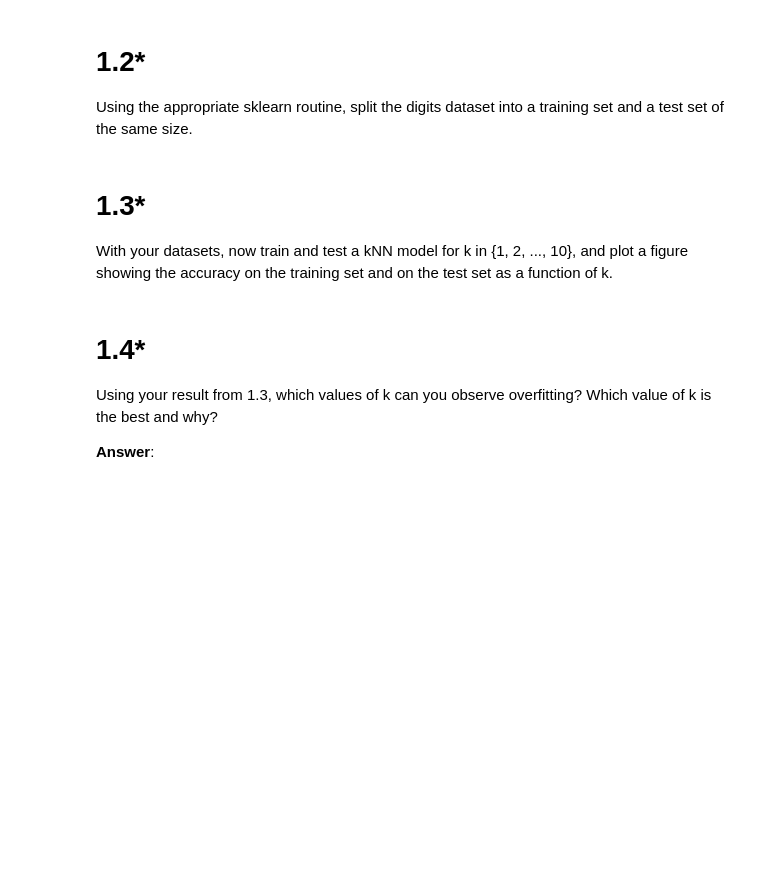
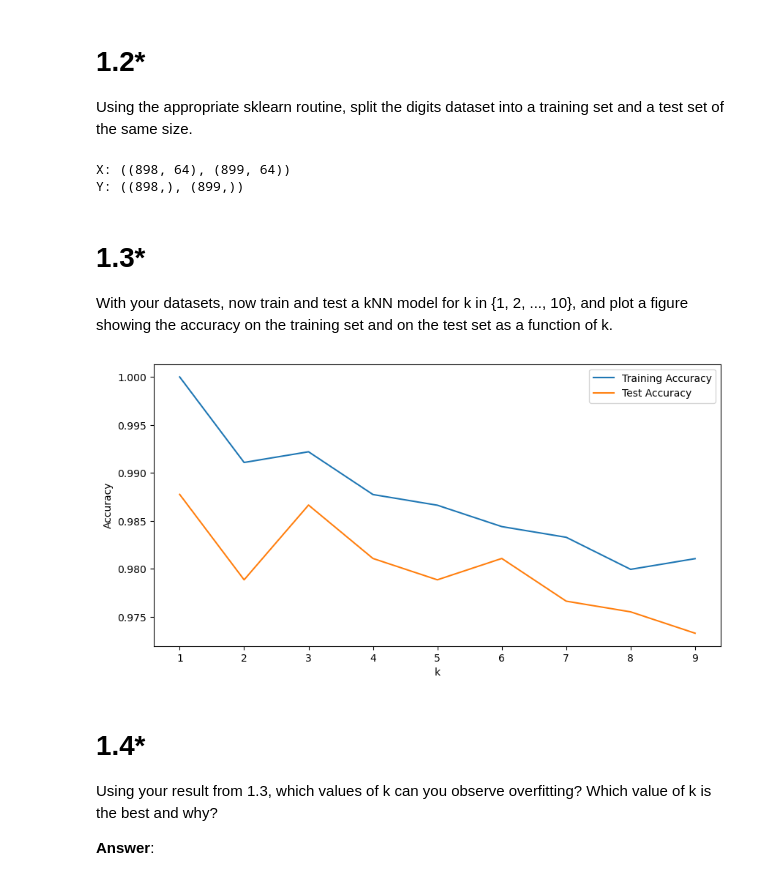
Before and after one commit to noa-bit/dm1590-labs, a Jupyter notebook: lab-3/DM1590_Lab3.ipynb, the cells around one changed output. Cells and saved outputs as stored; diff of their text form; code cells hidden in the pictures; blank space fills up the shorter version.

```diff
--- a/lab-3/DM1590_Lab3.ipynb
+++ b/lab-3/DM1590_Lab3.ipynb
@@ -45,3 +43,18 @@ Using the appropriate sklearn routine, split the digits dataset into a  training
+# %%
+# add your code below
+
+from sklearn import model_selection
+
+x = digits.data
+y = digits.target
+
+x_train, x_test, y_train, y_test = model_selection.train_test_split(x, y, train_size=0.5, random_state=7)
+
+print(f"X: {x_train.shape, x_test.shape}")
+print(f"Y: {y_train.shape, y_test.shape}")
+# %% [output]
+X: ((898, 64), (899, 64))
+Y: ((898,), (899,))
 # %% [markdown]
 # 1.3*
 
@@ -51,3 +62,31 @@ With your datasets, now train and test a kNN model for k in {1, 2, ..., 10}, and
+# %%
+# add your code below
+
+# k Nearest neighbors
+from sklearn import neighbors
+
+k_s = range(1, 10)
+
+training_results = []
+test_results = []
+
+for k in k_s:
+    kNN = neighbors.KNeighborsClassifier(n_neighbors=k)
+    kNN.fit(x_train, y_train)
+
+    training_results.append(kNN.score(x_train, y_train))
+    test_results.append(kNN.score(x_test, y_test))
+
+# -----
+plt.figure(figsize=(10, 5))
+plt.plot(k_s, training_results, label='Training Accuracy')
+plt.plot(k_s, test_results, label='Test Accuracy')
+plt.xlabel('k')
+plt.ylabel('Accuracy')
+plt.legend()
+plt.show()
+# %% [output]
+[figure, added]
 # %% [markdown]
 # 1.4*
 
```
Also changed, not shown: parts of 2 cells of this notebook.
